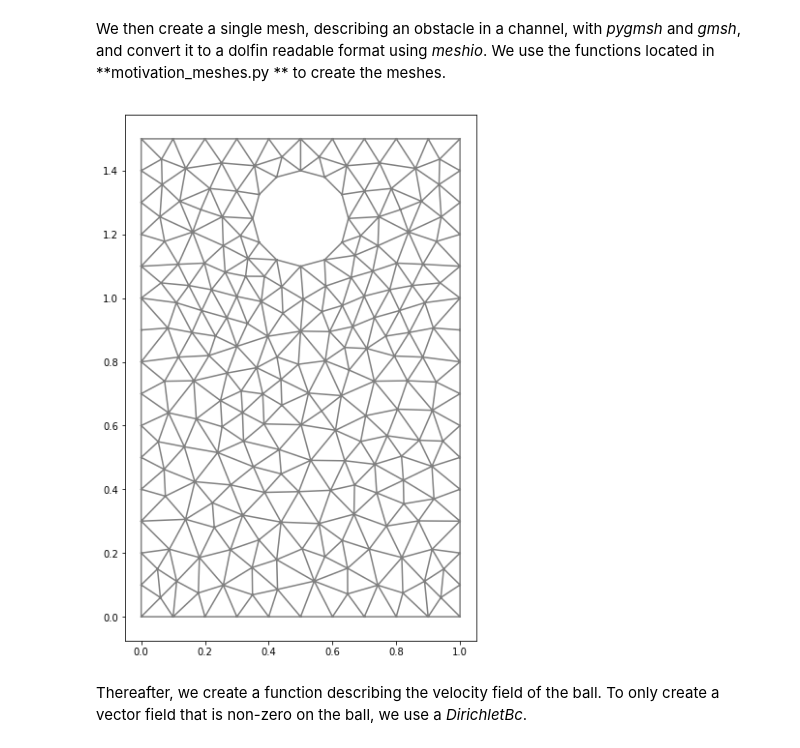
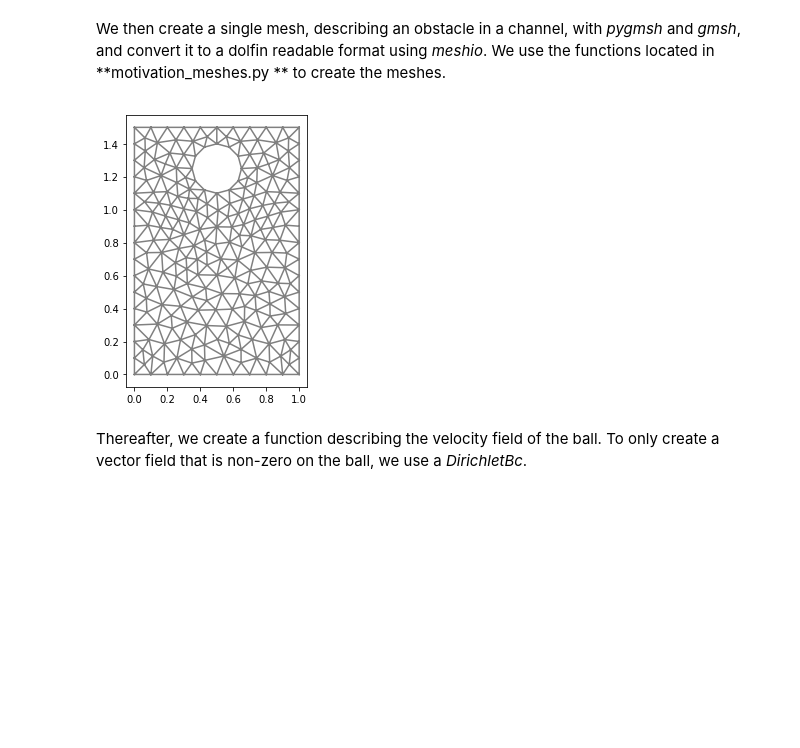
Before and after one commit to jorgensd/MultiMeshShapeOpt_code, a Jupyter notebook: motivation.ipynb, the cells around one changed output. Saved outputs shown, nothing was run; the diff lists cells and outputs as text; code cells hidden in the pictures; blank space fills up the shorter version.

```diff
--- a/motivation.ipynb
+++ b/motivation.ipynb
@@ -12,21 +12,21 @@ We then create a single mesh, describing an obstacle in a channel, with *pygmsh*
 # %%
 %load_ext autoreload
 from motivation_meshes import single_mesh, background_mesh, front_mesh, outer_marker, inner_marker
 single_mesh(0.1)
 mesh = Mesh()
 with XDMFFile("singlemesh.xdmf") as infile:
     infile.read(mesh)
 mvc = MeshValueCollection("size_t", mesh, 1)
 with XDMFFile("mf_singlemesh.xdmf") as infile:
     infile.read(mvc, "name_to_read")
 mf = cpp.mesh.MeshFunctionSizet(mesh, mvc)
 
 %matplotlib inline
-plt.figure(figsize=(10,10))
+plt.figure(figsize=(5,5))
 plot(mesh)
 plt.show()
 # %% [output]
-[figure, old version]
+[figure, new version]
 # %% [markdown]
 Thereafter, we create a function describing the velocity field of the ball. To only create a vector field that
 is non-zero on the ball, we use a *DirichletBc*.
```
Also changed, not shown: parts of 16 cells of this notebook.
